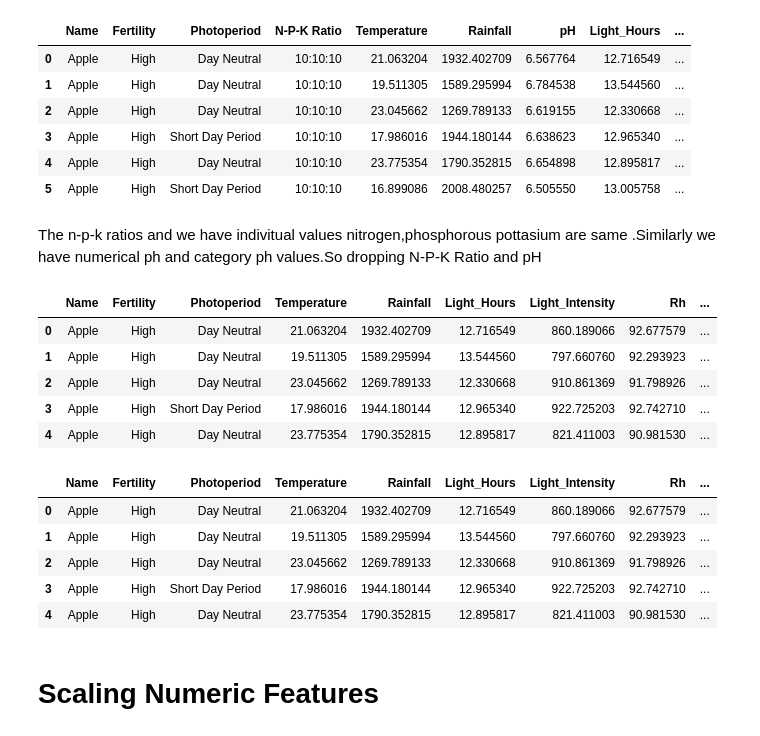
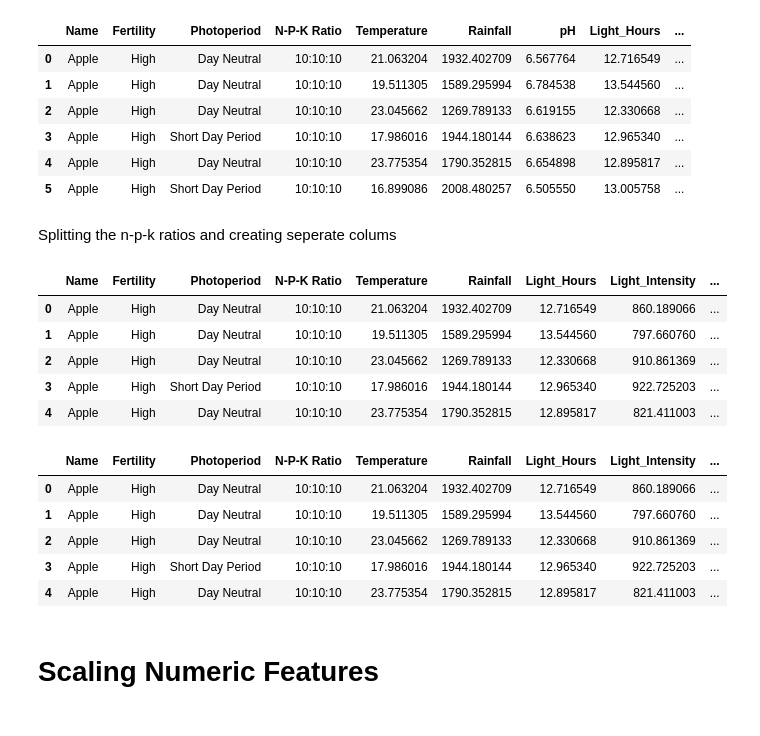
Before and after one commit to maria-fisher/Urban-Agriculture-in-Milan, a Jupyter notebook: modelling/2_crops_suitable/development/Swathy/predict-yield-ver1.ipynb, the cells around one changed output. Saved outputs shown, nothing was run; the diff lists cells and outputs as text; code cells hidden in the pictures.

```diff
--- a/modelling/2_crops_suitable/development/Swathy/predict-yield-ver1.ipynb
+++ b/modelling/2_crops_suitable/development/Swathy/predict-yield-ver1.ipynb
@@ -55,29 +55,43 @@ df.head(6)
 | 3 | Apple | High | Short Day Period | 10:10:10 | 17.986016 | 1944.180144 | 6.638623 | 12.965340 | ... |
 | 4 | Apple | High | Day Neutral | 10:10:10 | 23.775354 | 1790.352815 | 6.654898 | 12.895817 | ... |
 | 5 | Apple | High | Short Day Period | 10:10:10 | 16.899086 | 2008.480257 | 6.505550 | 13.005758 | ... |
-# %% [markdown]
-The n-p-k ratios and we have indivitual values nitrogen,phosphorous pottasium are same .Similarly we have numerical ph and category ph values.So dropping N-P-K Ratio and pH
+# %% [markdown]
+Splitting the n-p-k ratios and creating seperate colums
+# %%
+nitrogen_ratio = []
+phosphorus_ratio = []
+potassium_ratio = []
+
+for data in df['N-P-K Ratio']:
+  ratio = data.split(':')
+  nitrogen_ratio.append(float(ratio[0]))
+  phosphorus_ratio.append(float(ratio[1]))
+  potassium_ratio.append(float(ratio[2]))
+# %%
+df['Nitrogen_Ratio'] = nitrogen_ratio
+df['Phosphorus_Ratio'] = phosphorus_ratio
+df['Potassium_Ratio'] = potassium_ratio
 # %%
-df1=df.drop(["N-P-K Ratio","pH"],axis='columns')
+df1=df.drop(["pH"],axis='columns')
 df1.head(5)
 # %% [output]
-|  | Name | Fertility | Photoperiod | Temperature | Rainfall | Light_Hours | Light_Intensity | Rh | ... |
-| 0 | Apple | High | Day Neutral | 21.063204 | 1932.402709 | 12.716549 | 860.189066 | 92.677579 | ... |
-| 1 | Apple | High | Day Neutral | 19.511305 | 1589.295994 | 13.544560 | 797.660760 | 92.293923 | ... |
-| 2 | Apple | High | Day Neutral | 23.045662 | 1269.789133 | 12.330668 | 910.861369 | 91.798926 | ... |
-| 3 | Apple | High | Short Day Period | 17.986016 | 1944.180144 | 12.965340 | 922.725203 | 92.742710 | ... |
-| 4 | Apple | High | Day Neutral | 23.775354 | 1790.352815 | 12.895817 | 821.411003 | 90.981530 | ... |
+|  | Name | Fertility | Photoperiod | N-P-K Ratio | Temperature | Rainfall | Light_Hours | Light_Intensity | ... |
+| 0 | Apple | High | Day Neutral | 10:10:10 | 21.063204 | 1932.402709 | 12.716549 | 860.189066 | ... |
+| 1 | Apple | High | Day Neutral | 10:10:10 | 19.511305 | 1589.295994 | 13.544560 | 797.660760 | ... |
+| 2 | Apple | High | Day Neutral | 10:10:10 | 23.045662 | 1269.789133 | 12.330668 | 910.861369 | ... |
+| 3 | Apple | High | Short Day Period | 10:10:10 | 17.986016 | 1944.180144 | 12.965340 | 922.725203 | ... |
+| 4 | Apple | High | Day Neutral | 10:10:10 | 23.775354 | 1790.352815 | 12.895817 | 821.411003 | ... |
 # %%
 #converting yield into kg/m2
 df1['Yield']=round(df1['Yield']*(0.1),4)
 df1.head()
 # %% [output]
-|  | Name | Fertility | Photoperiod | Temperature | Rainfall | Light_Hours | Light_Intensity | Rh | ... |
-| 0 | Apple | High | Day Neutral | 21.063204 | 1932.402709 | 12.716549 | 860.189066 | 92.677579 | ... |
-| 1 | Apple | High | Day Neutral | 19.511305 | 1589.295994 | 13.544560 | 797.660760 | 92.293923 | ... |
-| 2 | Apple | High | Day Neutral | 23.045662 | 1269.789133 | 12.330668 | 910.861369 | 91.798926 | ... |
-| 3 | Apple | High | Short Day Period | 17.986016 | 1944.180144 | 12.965340 | 922.725203 | 92.742710 | ... |
-| 4 | Apple | High | Day Neutral | 23.775354 | 1790.352815 | 12.895817 | 821.411003 | 90.981530 | ... |
+|  | Name | Fertility | Photoperiod | N-P-K Ratio | Temperature | Rainfall | Light_Hours | Light_Intensity | ... |
+| 0 | Apple | High | Day Neutral | 10:10:10 | 21.063204 | 1932.402709 | 12.716549 | 860.189066 | ... |
+| 1 | Apple | High | Day Neutral | 10:10:10 | 19.511305 | 1589.295994 | 13.544560 | 797.660760 | ... |
+| 2 | Apple | High | Day Neutral | 10:10:10 | 23.045662 | 1269.789133 | 12.330668 | 910.861369 | ... |
+| 3 | Apple | High | Short Day Period | 10:10:10 | 17.986016 | 1944.180144 | 12.965340 | 922.725203 | ... |
+| 4 | Apple | High | Day Neutral | 10:10:10 | 23.775354 | 1790.352815 | 12.895817 | 821.411003 | ... |
 # %% [markdown]
 # Scaling Numeric Features
 # %%
```
Also changed, not shown: parts of 10 cells of this notebook, 1 other file.
